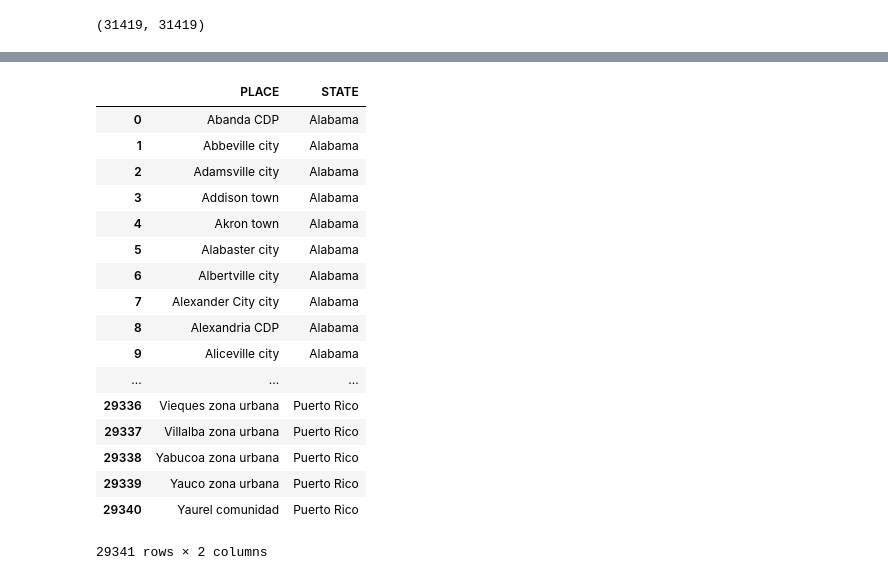
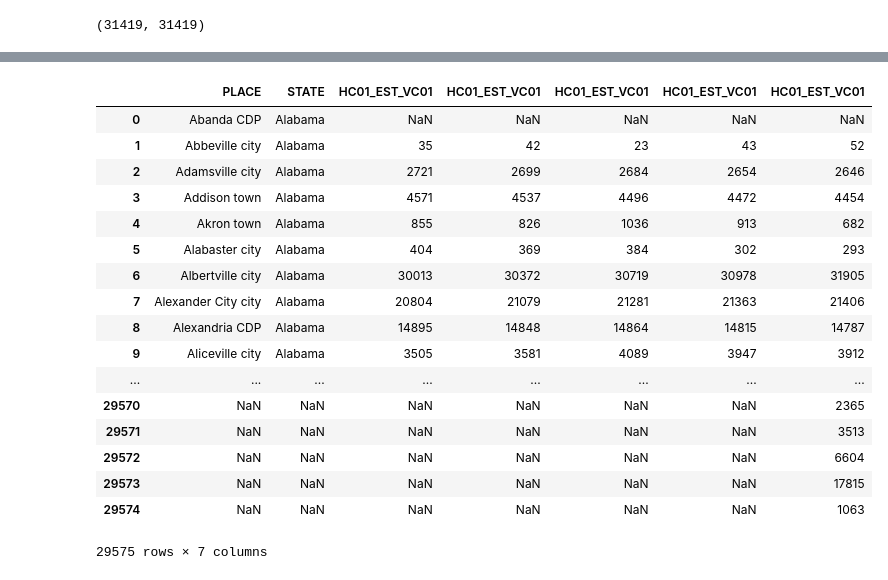
Before and after one commit to gumdropsteve/population_prophet, a Jupyter notebook: exploratory-data-analysis/timeseries/pop_by_place.ipynb, the cells around one changed output, grey strips where cells are left out. Saved outputs shown, nothing was run; the diff lists cells and outputs as text; code cells hidden in the pictures.

```diff
--- a/exploratory-data-analysis/timeseries/pop_by_place.ipynb
+++ b/exploratory-data-analysis/timeseries/pop_by_place.ipynb
@@ -522,23 +623,27 @@ len(a15)
 places_11_17 = [label.split(',') for label in a15['GEO.display-label']]
 # make DataFrame of Place, State for compairson to _measureable_unique_places and _measureable_base
 df_places_11_17 = pd.DataFrame(places_11_17,columns=['PLACE','STATE'])
-df_places_11_17
+# add population estimates
+eleven_seventeen = [df_places_11_17,a11.HC01_EST_VC01,a12.HC01_EST_VC01,a13.HC01_EST_VC01,a14.HC01_EST_VC01,a15.HC01_EST_VC01]
+df_pop_by_place_11_17 = pd.concat(eleven_seventeen,axis=1)
-# %% [output]
-|  | PLACE | STATE |
-| 0 | Abanda CDP | Alabama |
-| 1 | Abbeville city | Alabama |
-| 2 | Adamsville city | Alabama |
-| 3 | Addison town | Alabama |
-| 4 | Akron town | Alabama |
-| 5 | Alabaster city | Alabama |
-| 6 | Albertville city | Alabama |
-| 7 | Alexander City city | Alabama |
-| 8 | Alexandria CDP | Alabama |
-| 9 | Aliceville city | Alabama |
-| ... | ... | ... |
-| 29336 | Vieques zona urbana | Puerto Rico |
-| 29337 | Villalba zona urbana | Puerto Rico |
-| 29338 | Yabucoa zona urbana | Puerto Rico |
-| 29339 | Yauco zona urbana | Puerto Rico |
-| 29340 | Yaurel comunidad | Puerto Rico |
-29341 rows × 2 columns
+# %%
+df_pop_by_place_11_17
+# %% [output]
+|  | PLACE | STATE | HC01_EST_VC01 | HC01_EST_VC01 | HC01_EST_VC01 | HC01_EST_VC01 | HC01_EST_VC01 |
+| 0 | Abanda CDP | Alabama | NaN | NaN | NaN | NaN | NaN |
+| 1 | Abbeville city | Alabama | 35 | 42 | 23 | 43 | 52 |
+| 2 | Adamsville city | Alabama | 2721 | 2699 | 2684 | 2654 | 2646 |
+| 3 | Addison town | Alabama | 4571 | 4537 | 4496 | 4472 | 4454 |
+| 4 | Akron town | Alabama | 855 | 826 | 1036 | 913 | 682 |
+| 5 | Alabaster city | Alabama | 404 | 369 | 384 | 302 | 293 |
+| 6 | Albertville city | Alabama | 30013 | 30372 | 30719 | 30978 | 31905 |
+| 7 | Alexander City city | Alabama | 20804 | 21079 | 21281 | 21363 | 21406 |
+| 8 | Alexandria CDP | Alabama | 14895 | 14848 | 14864 | 14815 | 14787 |
+| 9 | Aliceville city | Alabama | 3505 | 3581 | 4089 | 3947 | 3912 |
+| ... | ... | ... | ... | ... | ... | ... | ... |
+| 29570 | NaN | NaN | NaN | NaN | NaN | NaN | 2365 |
+| 29571 | NaN | NaN | NaN | NaN | NaN | NaN | 3513 |
+| 29572 | NaN | NaN | NaN | NaN | NaN | NaN | 6604 |
+| 29573 | NaN | NaN | NaN | NaN | NaN | NaN | 17815 |
+| 29574 | NaN | NaN | NaN | NaN | NaN | NaN | 1063 |
+29575 rows × 7 columns
```
Also changed, not shown: parts of 8 cells of this notebook.
